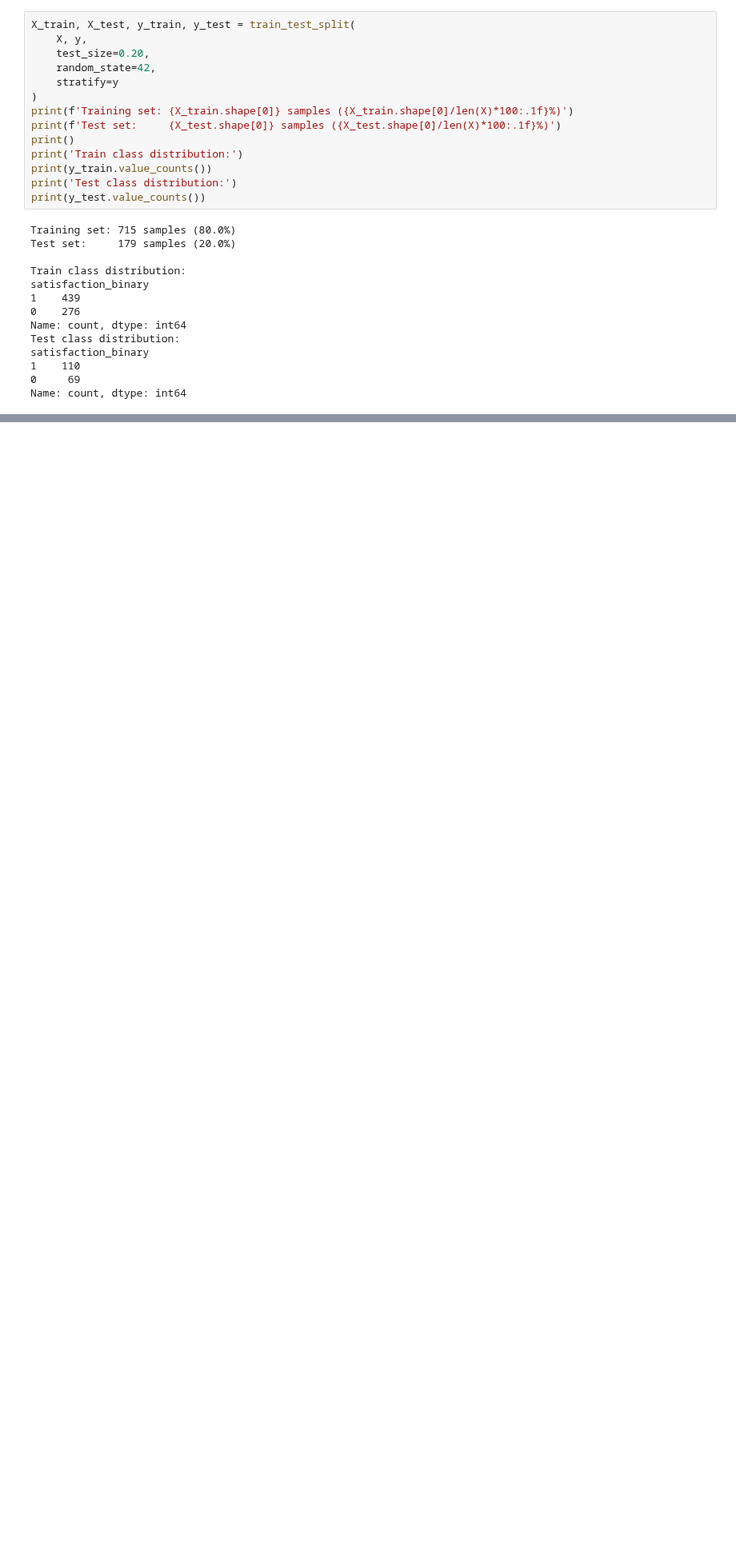
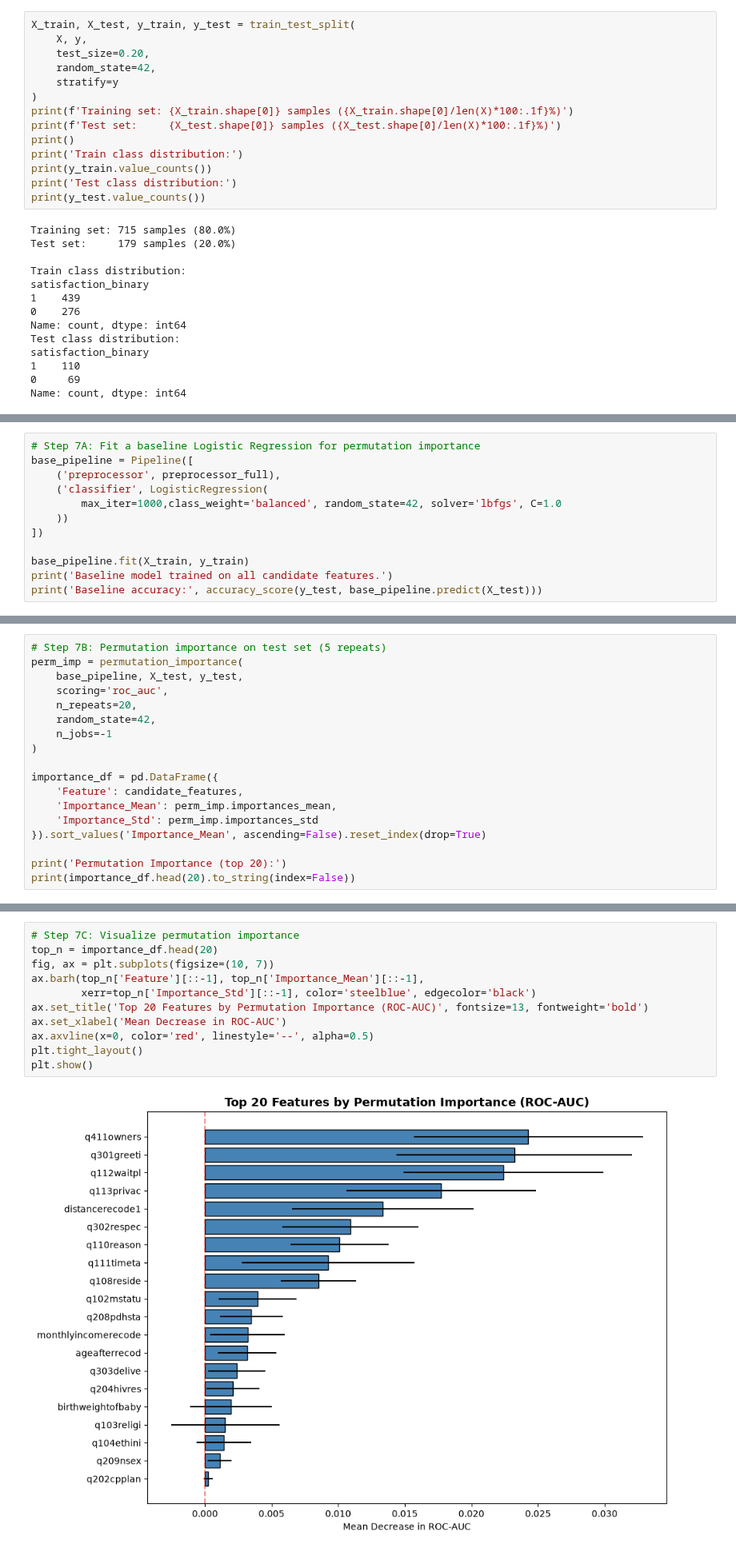
Before and after one commit to tsegayeworkneh21-hue/final-project, a Jupyter notebook: Maternal_Satisfaction_ML_Project.ipynb, the cells around one changed output, grey strips where cells are left out. Shown at 80% size. Drawn from its saved outputs; the diff is of its cells as text; blank space fills up the shorter version.

```diff
--- a/Maternal_Satisfaction_ML_Project.ipynb
+++ b/Maternal_Satisfaction_ML_Project.ipynb
@@ -1227,0 +598,12 @@ print('=' * 60)
+# %%
+# Step 7A: Fit a baseline Logistic Regression for permutation importance
+base_pipeline = Pipeline([
+    ('preprocessor', preprocessor_full),
+    ('classifier', LogisticRegression(
+        max_iter=1000,class_weight='balanced', random_state=42, solver='lbfgs', C=1.0
+    ))
+])
+
+base_pipeline.fit(X_train, y_train)
+print('Baseline model trained on all candidate features.')
+print('Baseline accuracy:', accuracy_score(y_test, base_pipeline.predict(X_test)))
@@ -1227,0 +613,18 @@ print('=' * 60)
+# %%
+# Step 7B: Permutation importance on test set (5 repeats)
+perm_imp = permutation_importance(
+    base_pipeline, X_test, y_test,
+    scoring='roc_auc',
+    n_repeats=20,
+    random_state=42,
+    n_jobs=-1
+)
+
+importance_df = pd.DataFrame({
+    'Feature': candidate_features,
+    'Importance_Mean': perm_imp.importances_mean,
+    'Importance_Std': perm_imp.importances_std
+}).sort_values('Importance_Mean', ascending=False).reset_index(drop=True)
+
+print('Permutation Importance (top 20):')
+print(importance_df.head(20).to_string(index=False))
@@ -1227,0 +649,13 @@ print('=' * 60)
+# %%
+# Step 7C: Visualize permutation importance
+top_n = importance_df.head(20)
+fig, ax = plt.subplots(figsize=(10, 7))
+ax.barh(top_n['Feature'][::-1], top_n['Importance_Mean'][::-1],
+        xerr=top_n['Importance_Std'][::-1], color='steelblue', edgecolor='black')
+ax.set_title('Top 20 Features by Permutation Importance (ROC-AUC)', fontsize=13, fontweight='bold')
+ax.set_xlabel('Mean Decrease in ROC-AUC')
+ax.axvline(x=0, color='red', linestyle='--', alpha=0.5)
+plt.tight_layout()
+plt.show()
+# %% [output]
+[figure, added]
```
Also changed, not shown: parts of 74 cells of this notebook.
